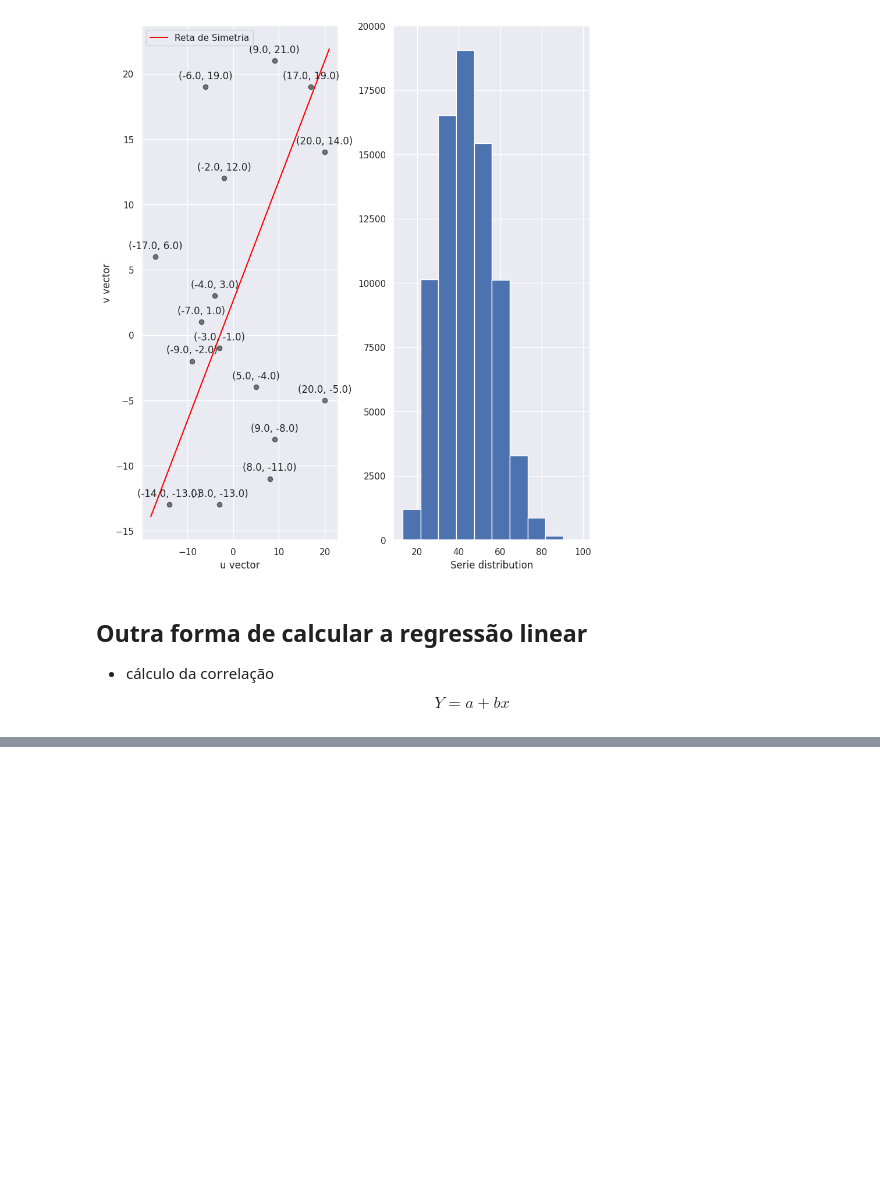
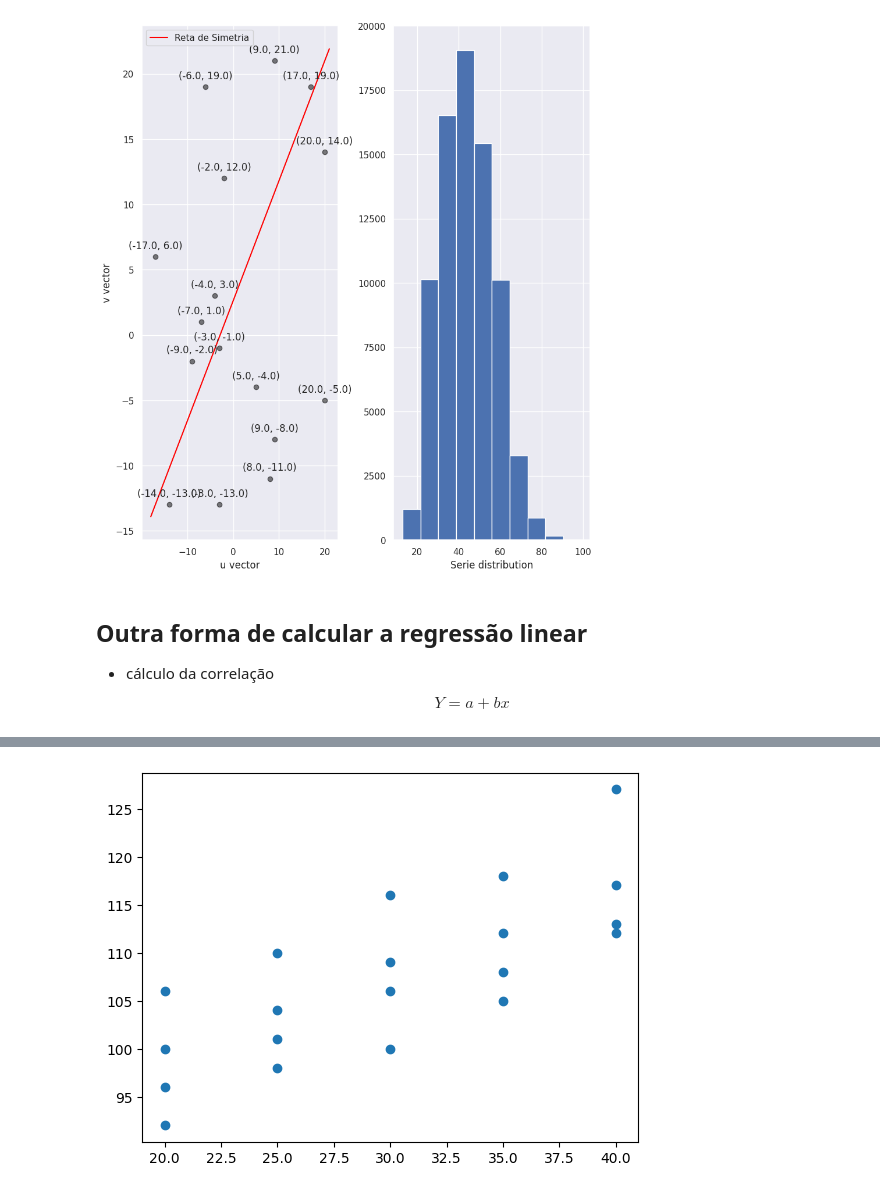
Before and after one commit to cantaruttim/Rotinas, a Jupyter notebook: estudos.ipynb, the cells around one changed output, grey strips where cells are left out. Saved outputs shown, nothing was run; the diff lists cells and outputs as text; code cells hidden in the pictures; blank space fills up the shorter version.

```diff
--- a/estudos.ipynb
+++ b/estudos.ipynb
@@ -284,0 +172,9 @@ plt.scatter(df['X'].values, df['Y'].values)
+# %%
+import pandas as pd
+
+reacao = {"TempoReação":[96,92,106,100,98,104,110,101,116,106,109,100,112,105,118,108,113,112,127,117],
+          "Sexo":["H","M","H","M","M","H","H","M","M","H","H","M","M","M","H","H","M","H","M","H"],
+          "Idade":[20,20,20,20,25,25,25,25,30,30,30,30,35,35,35,35,40,40,40,40]}
+
+df = pd.DataFrame(reacao)
+df
@@ -284,0 +199,8 @@ plt.scatter(df['X'].values, df['Y'].values)
+# %%
+import matplotlib.pyplot as plt
+
+
+## Podemos observar a dispersão dos nossos dados. Mostrando valores diferentes para cada idade
+plt.scatter(df['Idade'], df['TempoReação']);
+# %% [output]
+[figure, added]
```
Also changed, not shown: parts of 33 cells of this notebook.
